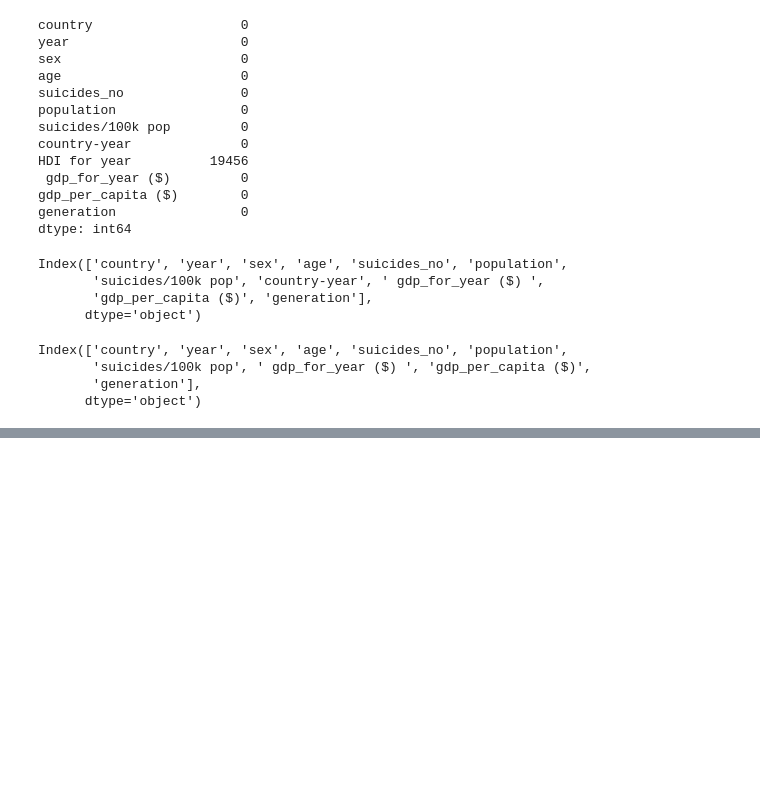
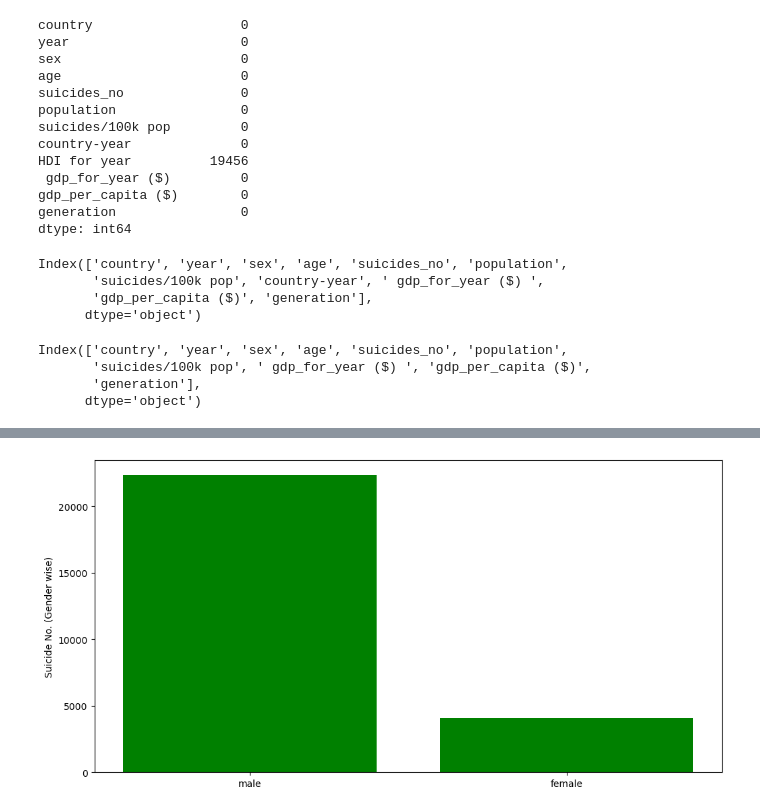
Before and after one commit to saidulislam2003/Suicide-Rate-Analysis, a Jupyter notebook: suicide_analysis.ipynb, the cells around one changed output, grey strips where cells are left out. Cells and saved outputs as stored; diff of their text form; code cells hidden in the pictures; blank space fills up the shorter version.

```diff
--- a/suicide_analysis.ipynb
+++ b/suicide_analysis.ipynb
@@ -95,0 +107,7 @@ df.head()
+# %%
+plt.figure(figsize = (12, 6))
+plt.bar(df['sex'], df['suicides_no'], color = "green")
+plt.ylabel("Suicide No. (Gender wise)")
+plt.show();
+# %% [output]
+[figure, added]
```
Also changed, not shown: parts of 17 cells of this notebook.
